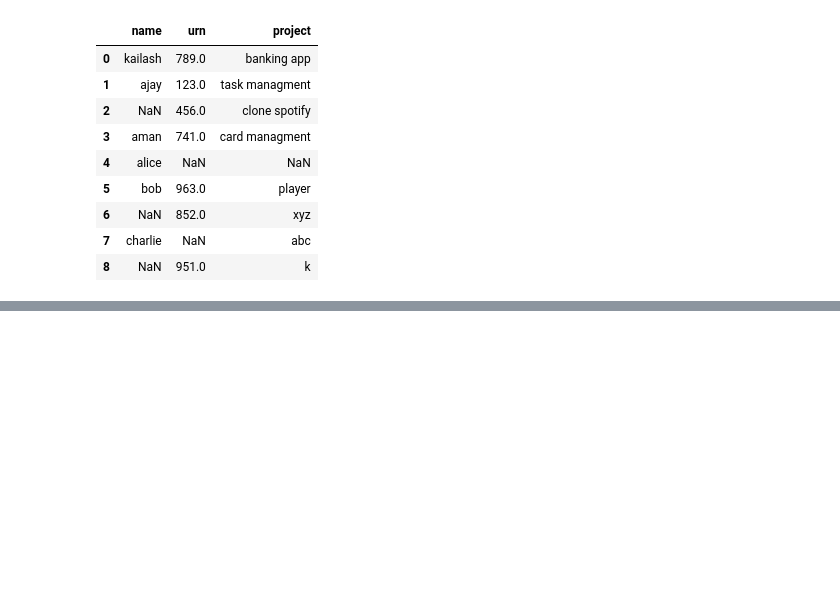
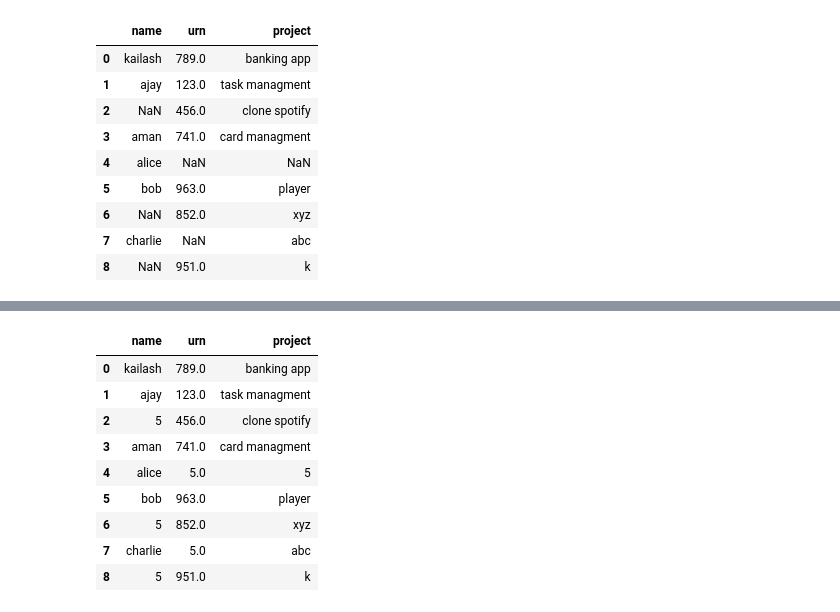
Before and after one commit to kailashchaudhary-p/Data-Science-Learning, a Jupyter notebook: Pandas/chapter 1/Untitled.ipynb, the cells around one changed output, grey strips where cells are left out. Cells and saved outputs as stored; diff of their text form; code cells hidden in the pictures; blank space fills up the shorter version.

```diff
--- a/Pandas/chapter 1/Untitled.ipynb
+++ b/Pandas/chapter 1/Untitled.ipynb
@@ -272,0 +309,14 @@ df2
+# %%
+#this the other way fill the null values
+df2.fillna(5)
+# %% [output]
+|  | name | urn | project |
+| 0 | kailash | 789.0 | banking app |
+| 1 | ajay | 123.0 | task managment |
+| 2 | 5 | 456.0 | clone spotify |
+| 3 | aman | 741.0 | card managment |
+| 4 | alice | 5.0 | 5 |
+| 5 | bob | 963.0 | player |
+| 6 | 5 | 852.0 | xyz |
+| 7 | charlie | 5.0 | abc |
+| 8 | 5 | 951.0 | k |
```
Also changed, not shown: parts of 4 cells of this notebook.
